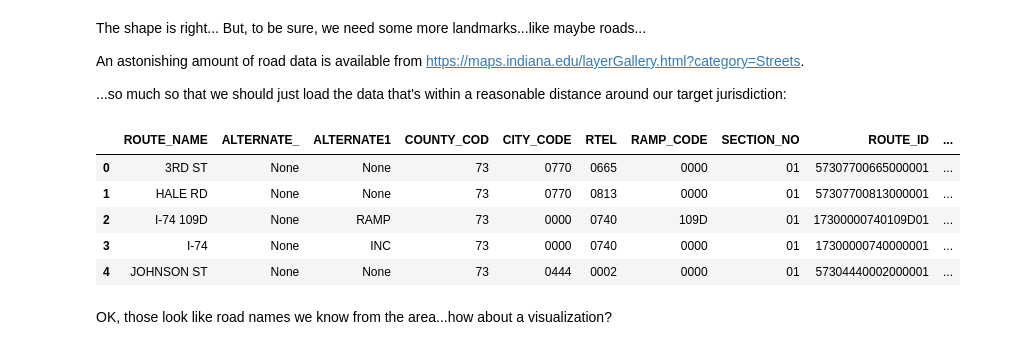
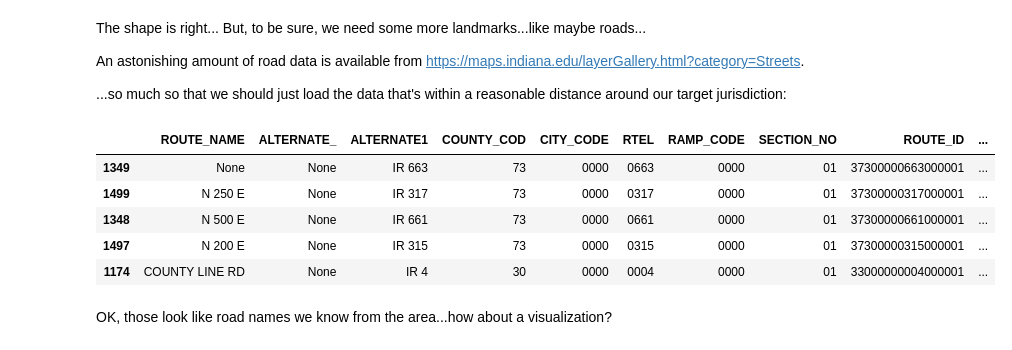
Before and after one commit to trimble/fire_geozones, a Jupyter notebook: Geos.ipynb, the cells around one changed output. Saved outputs shown, nothing was run; the diff lists cells and outputs as text; code cells hidden in the pictures.

```diff
--- a/Geos.ipynb
+++ b/Geos.ipynb
@@ -170,18 +170,20 @@ An astonishing amount of road data is available from https://maps.indiana.edu/la
 
 ...so much so that we should just load the data that's within a reasonable distance around our target jurisdiction:
 # %%
+map_area = jurisdiction.dissolve().envelope.scale(2.5,2.5)
 roads = gpd.read_file(
 r'Streets_Roads_INDOT_2015/Roads_2015_INDOT_IN.shp',
-bbox = jurisdiction.dissolve().envelope.buffer(1500),
+bbox = map_area,
 )
+roads = roads.clip(map_area)
 roads.head()
 # %% [output]
 |  | ROUTE_NAME | ALTERNATE_ | ALTERNATE1 | COUNTY_COD | CITY_CODE | RTEL | RAMP_CODE | SECTION_NO | ROUTE_ID | ... |
-| 0 | 3RD ST | None | None | 73 | 0770 | 0665 | 0000 | 01 | 57307700665000001 | ... |
-| 1 | HALE RD | None | None | 73 | 0770 | 0813 | 0000 | 01 | 57307700813000001 | ... |
-| 2 | I-74 109D | None | RAMP | 73 | 0000 | 0740 | 109D | 01 | 17300000740109D01 | ... |
-| 3 | I-74 | None | INC | 73 | 0000 | 0740 | 0000 | 01 | 17300000740000001 | ... |
-| 4 | JOHNSON ST | None | None | 73 | 0444 | 0002 | 0000 | 01 | 57304440002000001 | ... |
+| 1349 | None | None | IR 663 | 73 | 0000 | 0663 | 0000 | 01 | 37300000663000001 | ... |
+| 1499 | N 250 E | None | IR 317 | 73 | 0000 | 0317 | 0000 | 01 | 37300000317000001 | ... |
+| 1348 | N 500 E | None | IR 661 | 73 | 0000 | 0661 | 0000 | 01 | 37300000661000001 | ... |
+| 1497 | N 200 E | None | IR 315 | 73 | 0000 | 0315 | 0000 | 01 | 37300000315000001 | ... |
+| 1174 | COUNTY LINE RD | None | IR 4 | 30 | 0000 | 0004 | 0000 | 01 | 33000000004000001 | ... |
 # %% [markdown]
 OK, those look like road names we know from the area...how about a visualization?
 # %%
```
Also changed, not shown: parts of 12 cells of this notebook.
